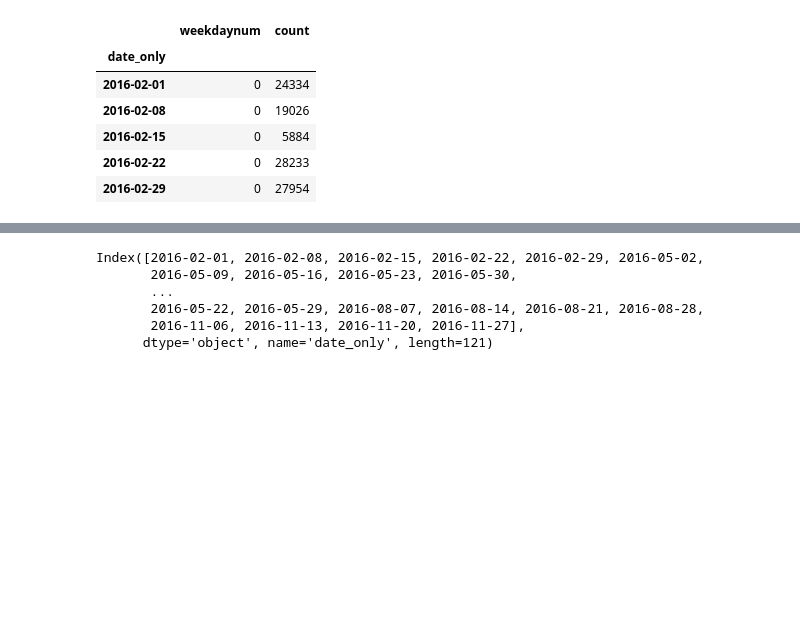
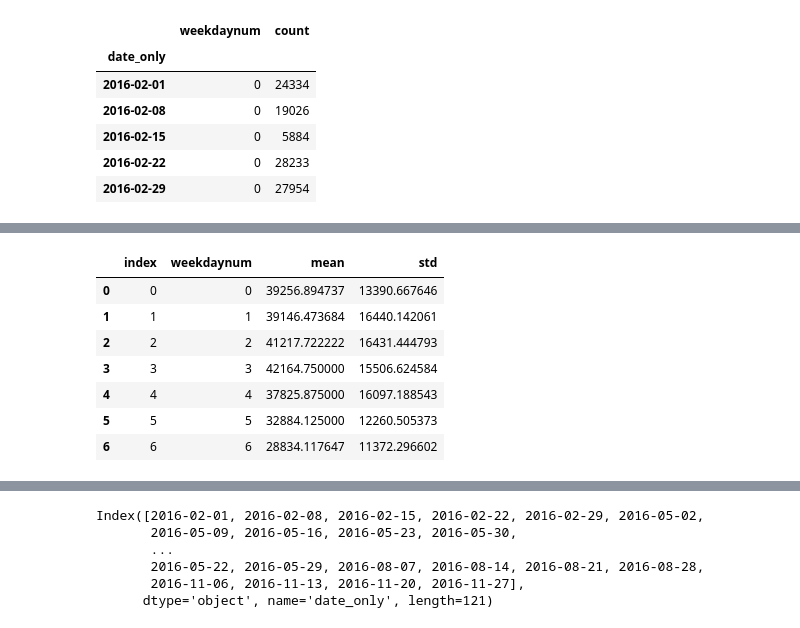
Before and after one commit to meiguan/PUI2018_yg833, a Jupyter notebook: HW8_yg833/Assignment_2_Citibikes_final.ipynb, the cells around one changed output, grey strips where cells are left out. Drawn from its saved outputs; the diff is of its cells as text; code cells hidden in the pictures; blank space fills up the shorter version.

```diff
--- a/HW8_yg833/Assignment_2_Citibikes_final.ipynb
+++ b/HW8_yg833/Assignment_2_Citibikes_final.ipynb
@@ -286,0 +303,11 @@ graphdates.head()
+# %%
+errorgraph
+# %% [output]
+|  | index | weekdaynum | mean | std |
+| 0 | 0 | 0 | 39256.894737 | 13390.667646 |
+| 1 | 1 | 1 | 39146.473684 | 16440.142061 |
+| 2 | 2 | 2 | 41217.722222 | 16431.444793 |
+| 3 | 3 | 3 | 42164.750000 | 15506.624584 |
+| 4 | 4 | 4 | 37825.875000 | 16097.188543 |
+| 5 | 5 | 5 | 32884.125000 | 12260.505373 |
+| 6 | 6 | 6 | 28834.117647 | 11372.296602 |
```
Also changed, not shown: parts of 43 cells of this notebook.
